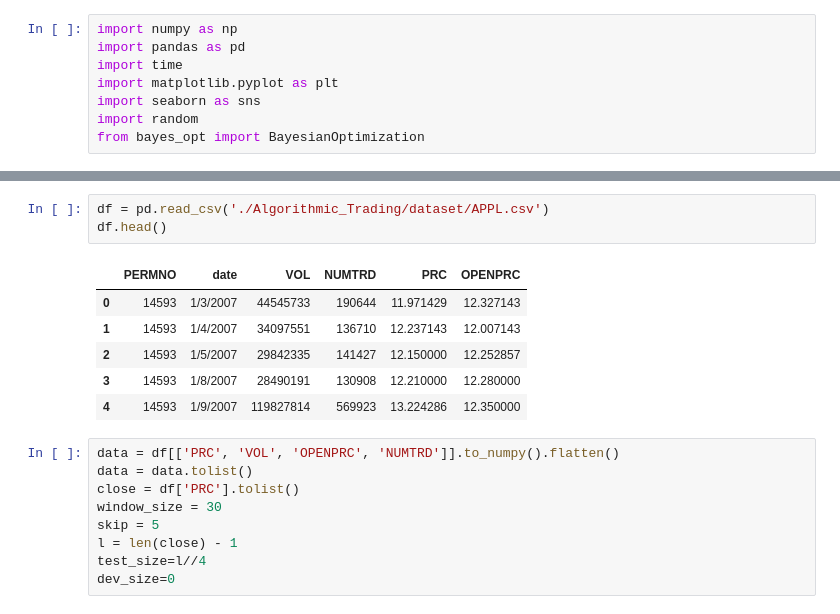
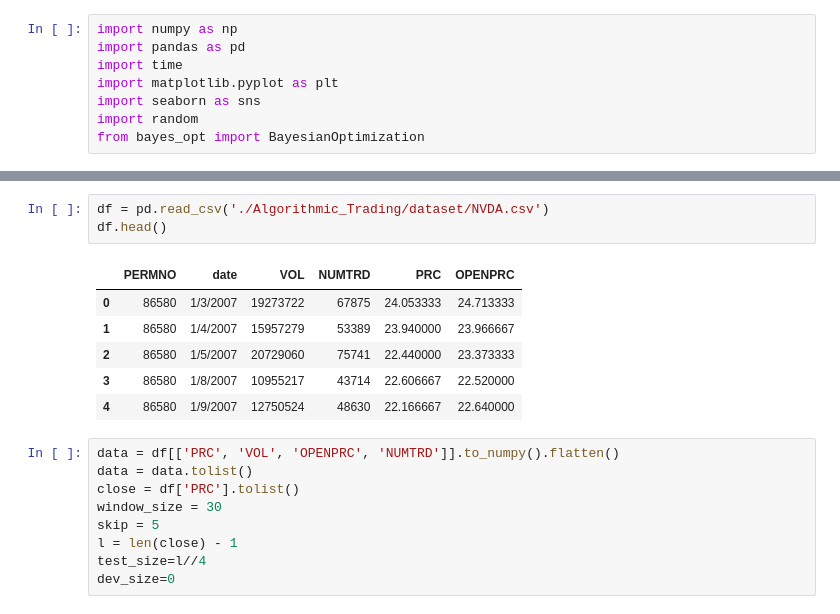
Before and after one commit to YangchenHuang/Algorithmic_Trading, a Jupyter notebook: RL_Evolution Strategy.ipynb, the cells around one changed output, grey strips where cells are left out. Saved outputs shown, nothing was run; the diff lists cells and outputs as text.

```diff
--- a/RL_Evolution Strategy.ipynb
+++ b/RL_Evolution Strategy.ipynb
@@ -29,13 +37,13 @@ Unpacking objects: 100% (25/25), done.
 # %%
-df = pd.read_csv('./Algorithmic_Trading/dataset/APPL.csv')
+df = pd.read_csv('./Algorithmic_Trading/dataset/NVDA.csv')
 df.head()
 # %% [output]
 |  | PERMNO | date | VOL | NUMTRD | PRC | OPENPRC |
-| 0 | 14593 | 1/3/2007 | 44545733 | 190644 | 11.971429 | 12.327143 |
-| 1 | 14593 | 1/4/2007 | 34097551 | 136710 | 12.237143 | 12.007143 |
-| 2 | 14593 | 1/5/2007 | 29842335 | 141427 | 12.150000 | 12.252857 |
-| 3 | 14593 | 1/8/2007 | 28490191 | 130908 | 12.210000 | 12.280000 |
-| 4 | 14593 | 1/9/2007 | 119827814 | 569923 | 13.224286 | 12.350000 |
+| 0 | 86580 | 1/3/2007 | 19273722 | 67875 | 24.053333 | 24.713333 |
+| 1 | 86580 | 1/4/2007 | 15957279 | 53389 | 23.940000 | 23.966667 |
+| 2 | 86580 | 1/5/2007 | 20729060 | 75741 | 22.440000 | 23.373333 |
+| 3 | 86580 | 1/8/2007 | 10955217 | 43714 | 22.606667 | 22.520000 |
+| 4 | 86580 | 1/9/2007 | 12750524 | 48630 | 22.166667 | 22.640000 |
 # %%
 data = df[['PRC', 'VOL', 'OPENPRC', 'NUMTRD']].to_numpy().flatten()
 data = data.tolist()
```
Also changed, not shown: parts of 4 cells of this notebook.
